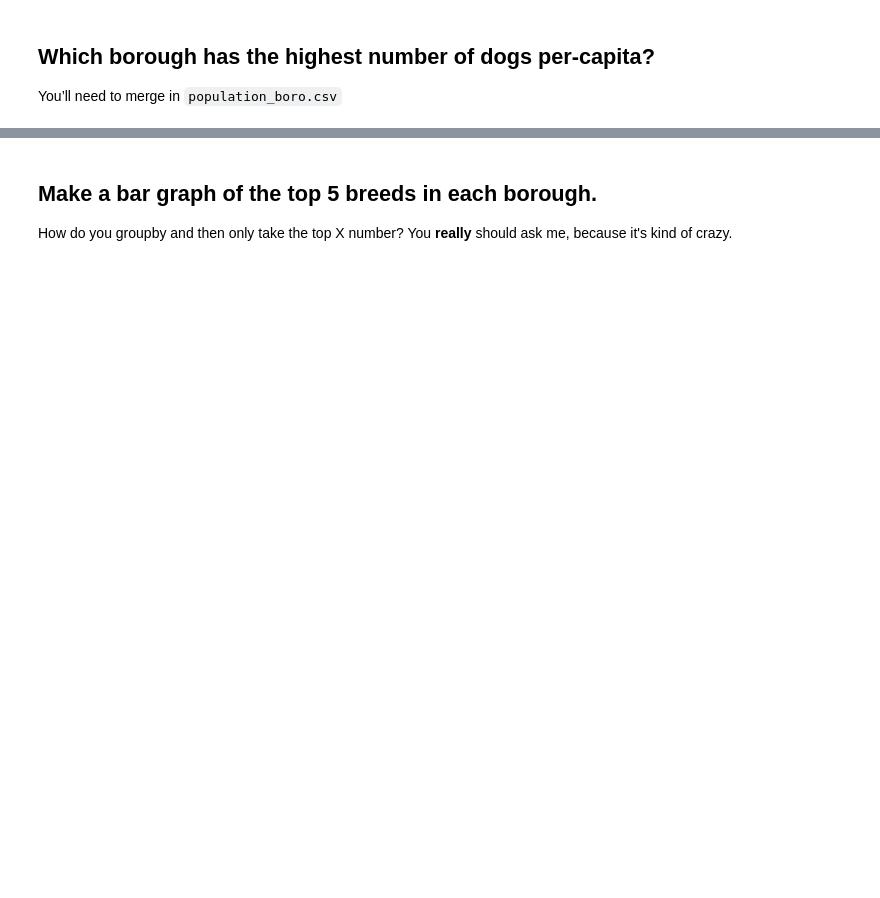
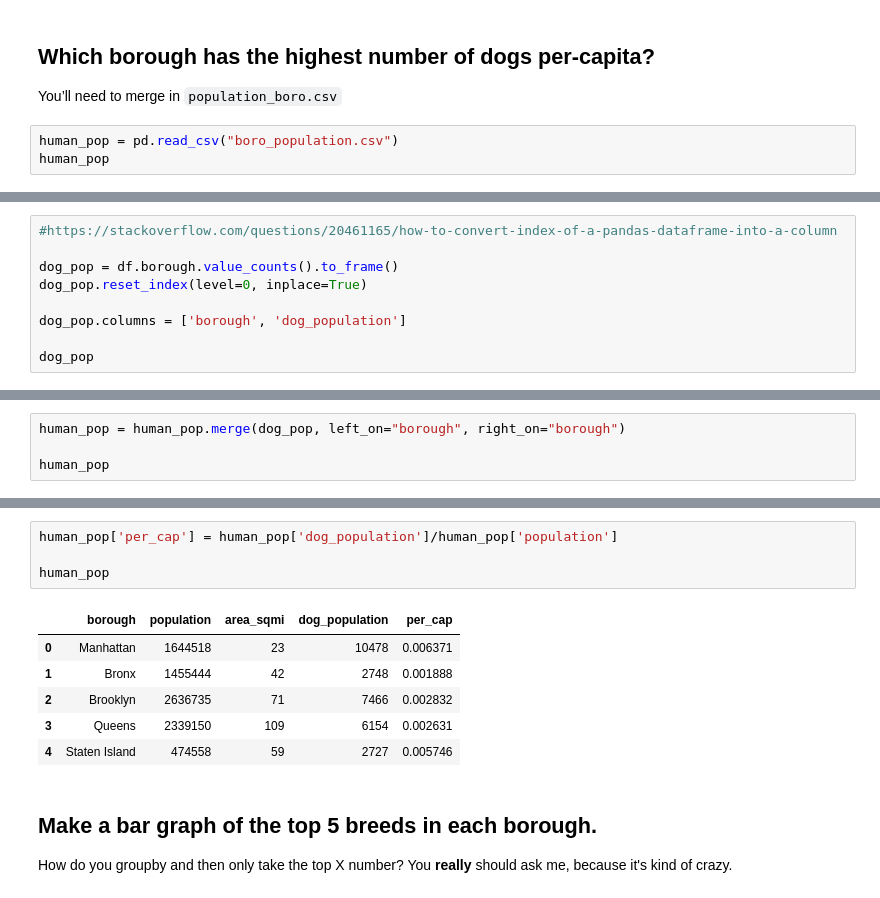
Before and after one commit to saveyak/lede_homework, a Jupyter notebook: 06-homework/dogs/Dataset TWO - Dogs.ipynb, the cells around one changed output, grey strips where cells are left out. Cells and saved outputs as stored; diff of their text form; blank space fills up the shorter version.

```diff
--- a/06-homework/dogs/Dataset TWO - Dogs.ipynb
+++ b/06-homework/dogs/Dataset TWO - Dogs.ipynb
@@ -403,3 +444,6 @@ Name: Primary Breed, dtype: int64
 ## Which borough has the highest number of dogs per-capita?
 
 You’ll need to merge in `population_boro.csv`
+# %%
+human_pop = pd.read_csv("boro_population.csv")
+human_pop
@@ -405,0 +457,9 @@ You’ll need to merge in `population_boro.csv`
+# %%
+#https://stackoverflow.com/questions/20461165/how-to-convert-index-of-a-pandas-dataframe-into-a-column
+
+dog_pop = df.borough.value_counts().to_frame()
+dog_pop.reset_index(level=0, inplace=True)
+
+dog_pop.columns = ['borough', 'dog_population']
+
+dog_pop
@@ -405,0 +473,4 @@ You’ll need to merge in `population_boro.csv`
+# %%
+human_pop = human_pop.merge(dog_pop, left_on="borough", right_on="borough")
+
+human_pop
@@ -406,3 +484,14 @@ You’ll need to merge in `population_boro.csv`
+# %%
+human_pop['per_cap'] = human_pop['dog_population']/human_pop['population']
+
+human_pop
+# %% [output]
+|  | borough | population | area_sqmi | dog_population | per_cap |
+| 0 | Manhattan | 1644518 | 23 | 10478 | 0.006371 |
+| 1 | Bronx | 1455444 | 42 | 2748 | 0.001888 |
+| 2 | Brooklyn | 2636735 | 71 | 7466 | 0.002832 |
+| 3 | Queens | 2339150 | 109 | 6154 | 0.002631 |
+| 4 | Staten Island | 474558 | 59 | 2727 | 0.005746 |
 # %% [markdown]
 ## Make a bar graph of the top 5 breeds in each borough.
 
```
Also changed, not shown: parts of 16 cells of this notebook.
